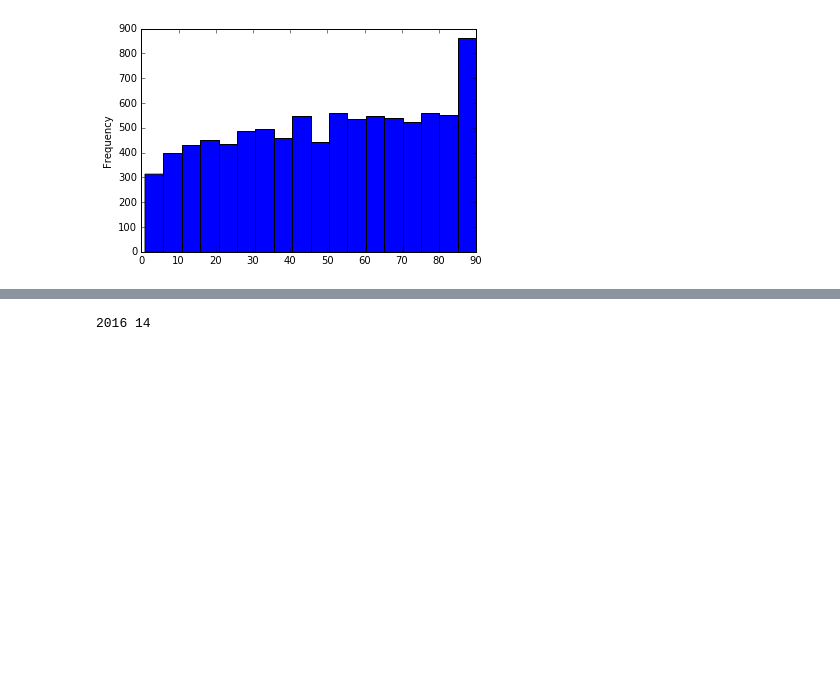
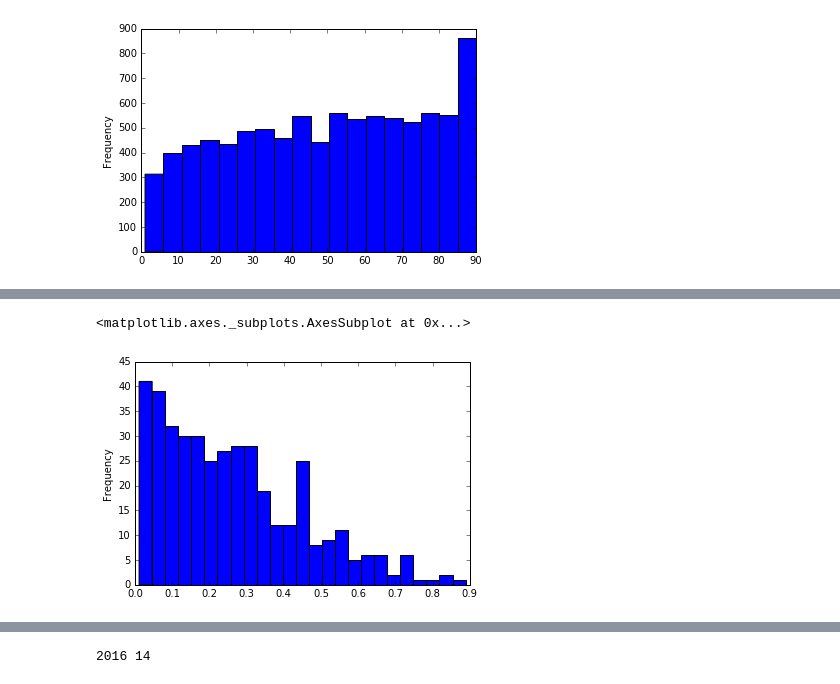
Before and after one commit to mgbukov/bundesliga, a Jupyter notebook: Buli_Download.ipynb, the cells around one changed output, grey strips where cells are left out. Saved outputs shown, nothing was run; the diff lists cells and outputs as text; code cells hidden in the pictures; blank space fills up the shorter version.

```diff
--- a/Buli_Download.ipynb
+++ b/Buli_Download.ipynb
@@ -384,0 +413,41 @@ KeyError: 'TeamH'
+# %%
+total_goals_df = pd.read_csv('Goals_2006_2016.csv')
+try:
+    total_goals_df.drop('Unnamed: 0', axis=1, inplace=True)
+except:
+    pass
+
+total_goals_df = total_goals_df.append(
+    pd.DataFrame([[2006+i/(9*34), 1+np.mod(i/9, 34),i,  0, 0, np.nan] for i in range(len(matches_df))],
+                 columns=['Season', 'Gameday', 'Link', 'Score', 'Minute', 'Player']))
+
+total_goals_df = total_goals_df.append(
+    pd.DataFrame([[2006+i/(9*34), 1+np.mod(i/9, 34), i, complete_running_df.loc[complete_running_df['Link']==i, 'FTGD'].values[0], 90, np.nan] for i in range(len(matches_df))],
+                 columns=['Season', 'Gameday', 'Link', 'Score', 'Minute', 'Player']))
+# %%
+total_goals_df = total_goals_df.sort_values(['Season', 'Gameday', 'Link', 'Minute']).set_index(['Season', 'Gameday', 'Link']).sort_index()
+
+total_goals_df.loc[:, 'Interval'] = total_goals_df.loc[:, 'Minute'].groupby(level=['Season', 'Gameday', 'Link']).shift(-1).diff()
+total_goals_df.loc[:, 'Lead'] = total_goals_df.loc[:, 'Score'].apply(np.sign)
+leaders_df = total_goals_df.set_index('Lead', append=True, drop=False).loc[:, 'Interval'].groupby(level=['Season', 'Gameday', 'Link', 'Lead']).sum().to_frame()
+
+leaders_df = leaders_df.reset_index('Lead')
+leaders_df = leaders_df.loc[leaders_df['Lead']!=0]
+leaders_df.loc[:, 'Interval'] = leaders_df.loc[:, 'Interval']/90.
+# %%
+leaders_W_df = pd.merge(pd.concat([complete_running_df, complete_running_df.loc[:, 'FTGD'].apply(np.sign).rename('FTS')], axis=1),
+         leaders_df.reset_index(), how='left',
+         left_on=['Season', 'Gameday', 'Link', 'FTS'],
+         right_on=['Season', 'Gameday', 'Link', 'Lead'])
+leaders_L_df = pd.merge(pd.concat([complete_running_df, -complete_running_df.loc[:, 'FTGD'].apply(np.sign).rename('FTS')], axis=1),
+         leaders_df.reset_index(), how='inner',
+         left_on=['Season', 'Gameday', 'Link', 'FTS'],
+         right_on=['Season', 'Gameday', 'Link', 'Lead']).loc[:, ['Link', 'Interval']]
+
+final_df = pd.merge(leaders_W_df, leaders_L_df, how='left', left_on='Link', right_on='Link', suffixes=('_W', '_L')).fillna(0.0).drop(['FTS', 'Lead'], axis=1)
+final_df.loc[:, "Interval_D"] = 1 - (final_df.loc[:, "Interval_W"] + final_df.loc[:, "Interval_L"])
+# %%
+final_df.loc[final_df['Interval_L']!=0, "Interval_L"].plot(kind='hist', bins=25)
+# %% [output]
+<matplotlib.axes._subplots.AxesSubplot at 0x...>
+[figure, added]
```
Also changed, not shown: parts of 21 cells of this notebook, 1 other file.
